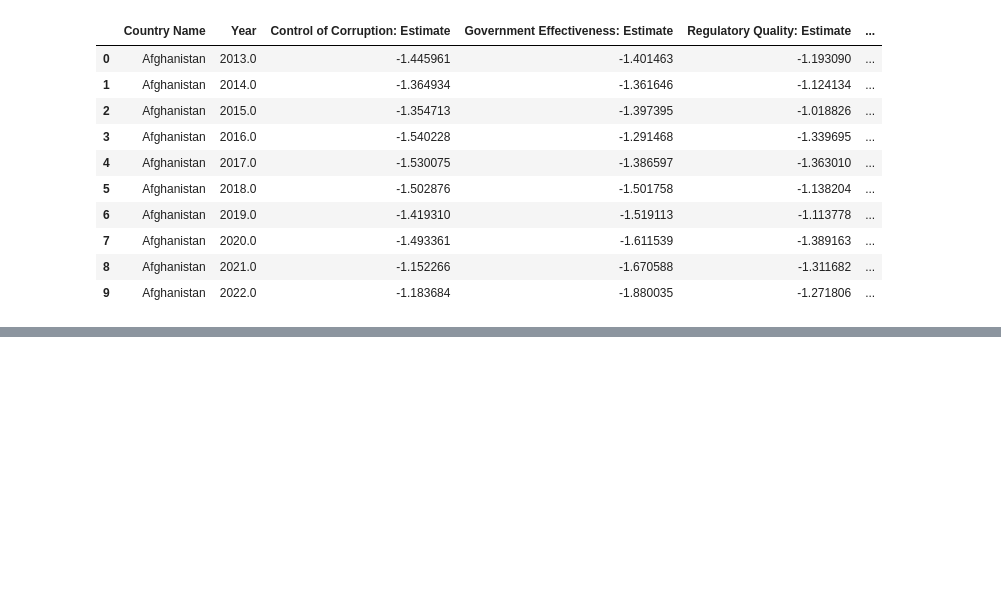
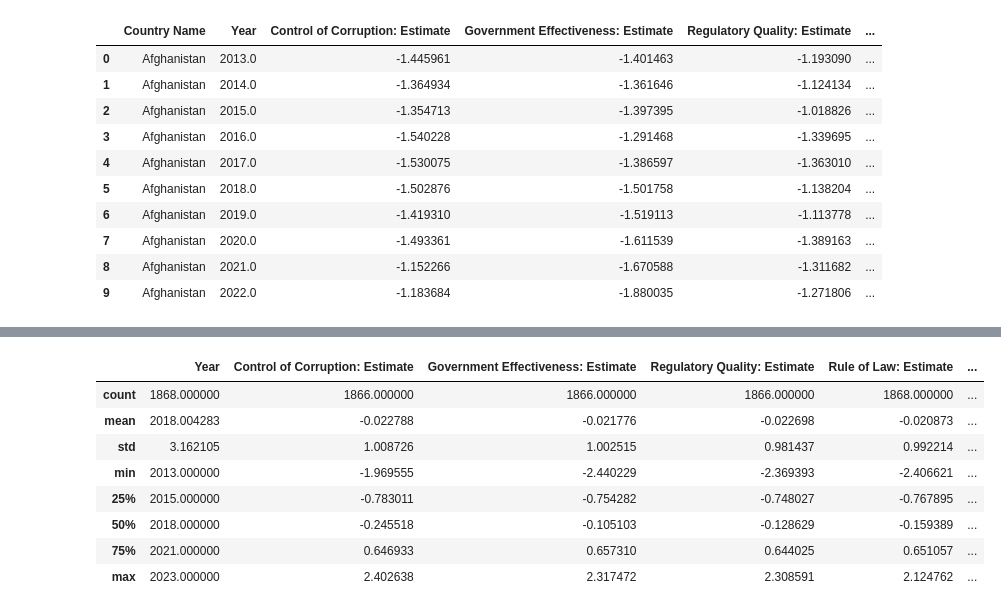
Before and after one commit to moonexca/governance-effectiveness-global-society-ml, a Jupyter notebook: MachineLearning_SoledadYash.ipynb, the cells around one changed output, grey strips where cells are left out. Saved outputs shown, nothing was run; the diff lists cells and outputs as text; code cells hidden in the pictures; blank space fills up the shorter version.

Commit message:
EDA finalization

```diff
--- a/MachineLearning_SoledadYash.ipynb
+++ b/MachineLearning_SoledadYash.ipynb
@@ -241,39 +241,33 @@ selected_indicators = [
     "Population with at least some secondary education, female (% ages 25 and older)",
     "Population with at least some secondary education, male (% ages 25 and older)",
     "Labour force participation rate, female (% ages 15 and older)",
-    "Labour force participation rate, male (% ages 15 and older)"
-]
+    "Labour force participation rate, male (% ages 15 and older)"]
 
 df2_pivot = df2_pivot[
-    [c for c in df2_pivot.columns if c in ["country", "year"] + selected_indicators]
-]
+    [c for c in df2_pivot.columns if c in ["country", "year"] + selected_indicators]]
 
 merged = pd.merge(
     df1_clean,
     df2_pivot,
     left_on=["Country Name", "Year"],
     right_on=["country", "year"],
-    how="inner"
-)
+    how="inner")
 
 
 wgi_cols = [
     "Control of Corruption: Estimate",
     "Government Effectiveness: Estimate",
     "Regulatory Quality: Estimate",
-    "Rule of Law: Estimate"
-]
+    "Rule of Law: Estimate"]
 
 final_order = (
     ["Country Name", "Year"]
     + [col for col in wgi_cols if col in merged.columns]
-    + [col for col in selected_indicators if col in merged.columns]
-)
+    + [col for col in selected_indicators if col in merged.columns])
 
-merged_final = merged.drop(columns=[c for c in ["country", "year"] if c in merged.columns])
-merged_final = merged_final.loc[:, final_order].sort_values(["Country Name", "Year"]).reset_index(drop=True)
-merged_final.shape
-merged_final.head(10)
+df = merged.drop(columns=[c for c in ["country", "year"] if c in merged.columns])
+df = df.loc[:, final_order].sort_values(["Country Name", "Year"]).reset_index(drop=True)
+df.head(10)
 # %% [output]
 |  | Country Name | Year | Control of Corruption: Estimate | Government Effectiveness: Estimate | Regulatory Quality: Estimate | ... |
 | 0 | Afghanistan | 2013.0 | -1.445961 | -1.401463 | -1.193090 | ... |
@@ -288,0 +305,12 @@ merged_final.head(10)
+# %%
+df.describe()
+# %% [output]
+|  | Year | Control of Corruption: Estimate | Government Effectiveness: Estimate | Regulatory Quality: Estimate | Rule of Law: Estimate | ... |
+| count | 1868.000000 | 1866.000000 | 1866.000000 | 1866.000000 | 1868.000000 | ... |
+| mean | 2018.004283 | -0.022788 | -0.021776 | -0.022698 | -0.020873 | ... |
+| std | 3.162105 | 1.008726 | 1.002515 | 0.981437 | 0.992214 | ... |
+| min | 2013.000000 | -1.969555 | -2.440229 | -2.369393 | -2.406621 | ... |
+| 25% | 2015.000000 | -0.783011 | -0.754282 | -0.748027 | -0.767895 | ... |
+| 50% | 2018.000000 | -0.245518 | -0.105103 | -0.128629 | -0.159389 | ... |
+| 75% | 2021.000000 | 0.646933 | 0.657310 | 0.644025 | 0.651057 | ... |
+| max | 2023.000000 | 2.402638 | 2.317472 | 2.308591 | 2.124762 | ... |
```
Also changed, not shown: parts of 17 cells of this notebook.
